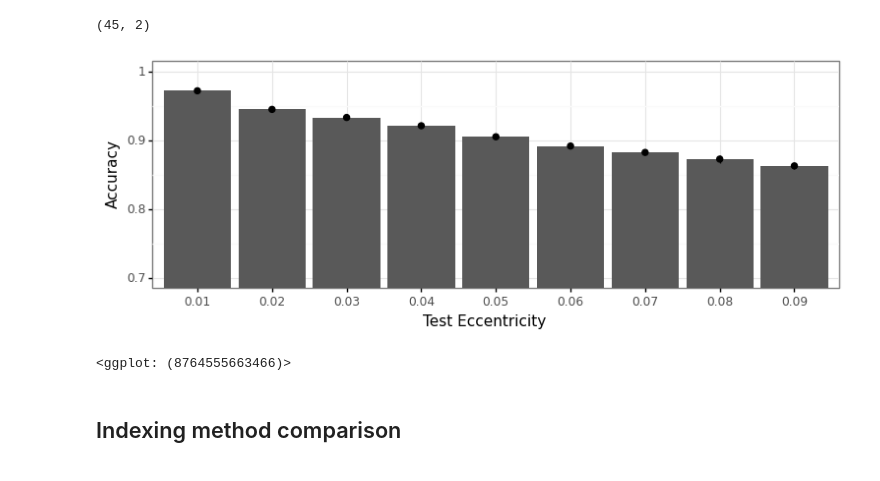
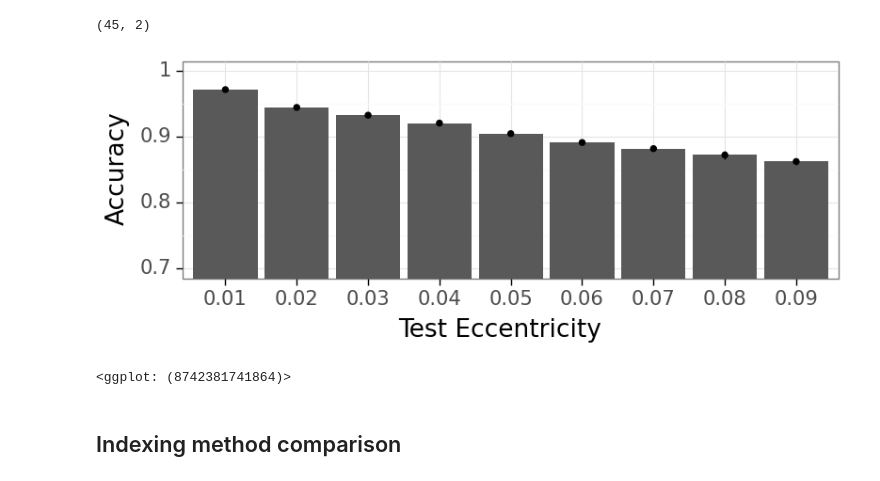
Before and after one commit to vrodriguezf/mlchaos, a Jupyter notebook: nbs/_draftsheet.ipynb, the cells around one changed output. Drawn from its saved outputs; the diff is of its cells as text; code cells hidden in the pictures.

```diff
--- a/nbs/_draftsheet.ipynb
+++ b/nbs/_draftsheet.ipynb
@@ -213,17 +213,17 @@ df.shape
 # %%
 p = (
     ggplot(df, aes(x='test_ecc', y='Accuracy', group=1)) +
     stat_summary(geom='geom_bar') +
     stat_summary(geom='pointrange') +
     coord_cartesian(ylim=[0.7, 1]) +
     xlab('Test Eccentricity') +
-    theme_bw() +
+    theme_bw(base_size=19) +
     theme(figure_size=(9, 3))
 )
 p
 # %% [output]
-[figure, old version]
+[figure, new version]
-<ggplot: (8764555663466)>
+<ggplot: (8742381741864)>
 # %%
 ggsave(p, "asd.eps")
 # %% [markdown]
```
Also changed, not shown: parts of 6 cells of this notebook, 4 other files.
